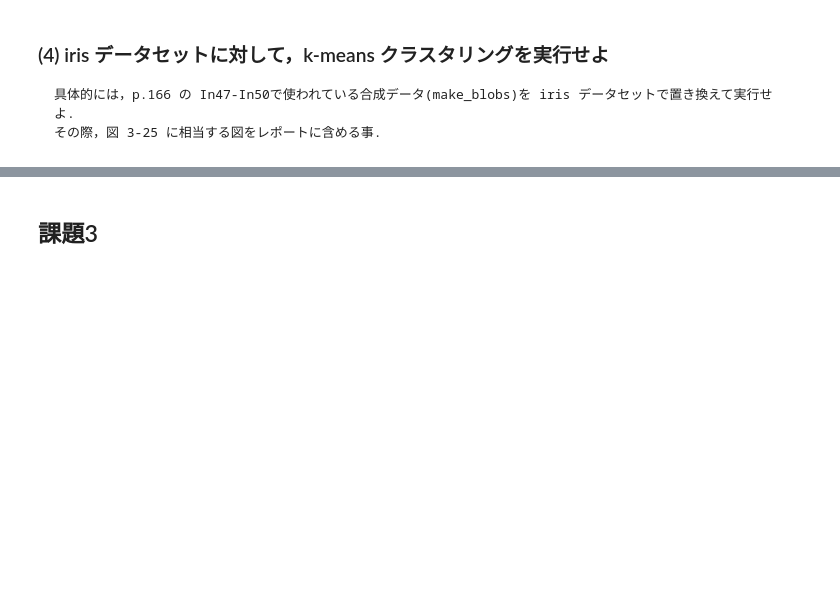
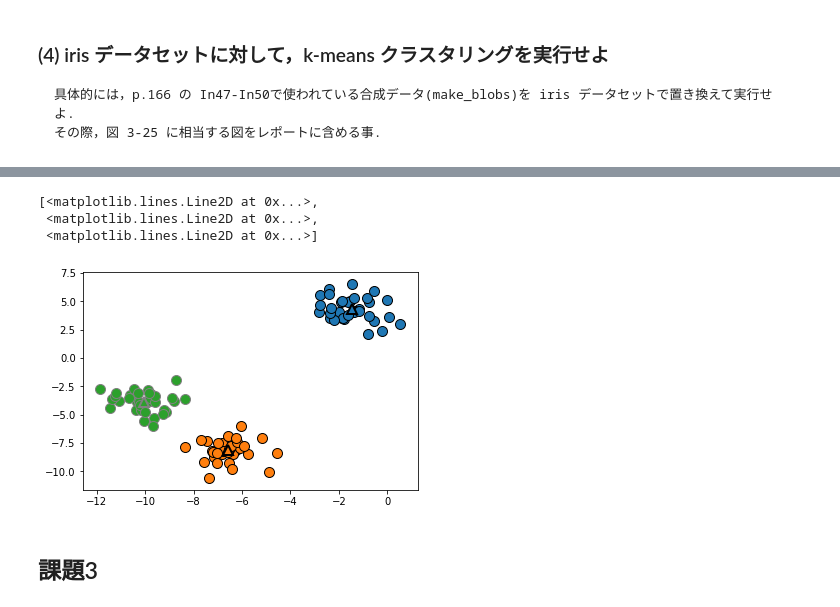
Before and after one commit to KiichiSugihara/MachineLearningTraining, a Jupyter notebook: kadai_03.ipynb, the cells around one changed output, grey strips where cells are left out. Saved outputs shown, nothing was run; the diff lists cells and outputs as text; code cells hidden in the pictures; blank space fills up the shorter version.

```diff
--- a/kadai_03.ipynb
+++ b/kadai_03.ipynb
@@ -163,3 +196,13 @@ Text(0.5,0,'t-SNE feature 1')
+# %%
+mglearn.discrete_scatter(X[:, 0], X[:, 1], kmeans.labels_, markers='o')
+mglearn.discrete_scatter(
+    kmeans.cluster_centers_[:, 0],
+    kmeans.cluster_centers_[:, 1], [0, 1, 2], markers='^', markeredgewidth=2)
+# %% [output]
+[<matplotlib.lines.Line2D at 0x...>,
+ <matplotlib.lines.Line2D at 0x...>,
+ <matplotlib.lines.Line2D at 0x...>]
+[figure, added]
 # %% [markdown]
 ## 課題3
 # %% [markdown]
```
Also changed, not shown: parts of 5 cells of this notebook.
